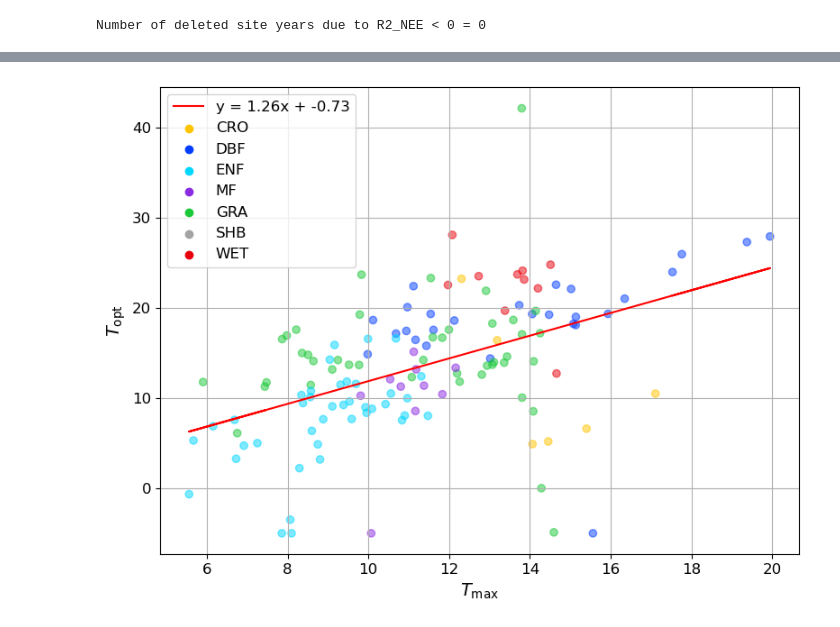
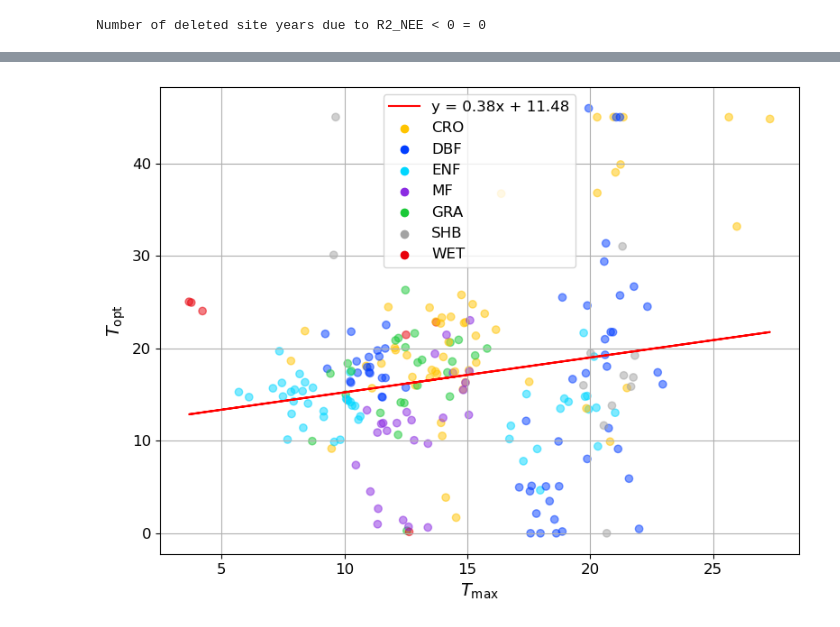
Before and after one commit to mareitzef/VPRM_tools, a Jupyter notebook: plots_for_VPRM_from_excel.ipynb, the cells around one changed output, grey strips where cells are left out. Drawn from its saved outputs; the diff is of its cells as text; code cells hidden in the pictures.

```diff
--- a/plots_for_VPRM_from_excel.ipynb
+++ b/plots_for_VPRM_from_excel.ipynb
@@ -3,12 +3,12 @@ import pandas as pd
 import seaborn as sns
 import matplotlib.pyplot as plt
 import os
-import numpy as np
 
-VPRM_old_or_new = "old"
-version = "V7"
 
-region = "Alps" #  "Alps" or  "Europe"
+VPRM_old_or_new = "new"
+version = "V8"
+
+region = "Europe" #  "Alps" or  "Europe"
 # run_ID = "Europe_VPRM_"+VPRM_old_or_new+"_optimized_params_diff_evo_V2_100"
 # base_path = "/home/madse/Downloads/Fluxnet_Data/all_tuned_params/" + run_ID +"/"+region
 R2_lt_zero = True # test so see results for R2_lt_zero - default: True (deletes sites below zero R2)
@@ -239,12 +233,13 @@ if R2_lt_zero:
 else:
     df_parameters = df_parameters[df_parameters["R2_NEE"] < 0]
     df_parameters.reset_index(drop=True, inplace=True)
-    str_R2_lt_zero = "R2_lt_zero"
+    str_R2_lt_zero = "_R2_lt_zero"
     print(f"Number of deleted site years due to R2_NEE > 0 = {sum(df_parameters['R2_NEE'] > 0)}")
 # %% [output]
 Number of deleted site years due to R2_NEE < 0 = 0
 # %%
 
+font_size = 12
 plt.figure(figsize=(8, 6))
 plt.scatter(df_parameters["T_mean"], df_parameters["Topt"], alpha=0.5, c=df_parameters["PFT"].map(pft_colors))
 coefficients = np.polyfit(df_parameters["T_mean"], df_parameters["Topt"], 1)
@@ -269,7 +264,6 @@ plt.savefig(
     + VPRM_old_or_new
     + "_"
     + run_ID
-    + "_"
     + str_R2_lt_zero
     + ".eps",
     dpi=300,
@@ -298,10 +292,10 @@ The PostScript backend does not support transparency; partially transparent arti
 
 
 plt.figure(figsize=(8, 6))
-plt.scatter(df_parameters_nn["T_max"].dropna(), df_parameters_nn["Topt"].dropna(), alpha=0.5, c=df_parameters_nn["PFT"].map(pft_colors))
-coefficients = np.polyfit(df_parameters_nn["T_max"], df_parameters_nn["Topt"], 1)
+plt.scatter(df_parameters["T_max"].dropna(), df_parameters["Topt"].dropna(), alpha=0.5, c=df_parameters["PFT"].map(pft_colors))
+coefficients = np.polyfit(df_parameters["T_max"], df_parameters["Topt"], 1)
 poly = np.poly1d(coefficients)
-plt.plot(df_parameters_nn["T_max"], poly(df_parameters_nn["T_max"]), color='red', label=f'y = {coefficients[0]:.2f}x + {coefficients[1]:.2f}')
+plt.plot(df_parameters["T_max"], poly(df_parameters["T_max"]), color='red', label=f'y = {coefficients[0]:.2f}x + {coefficients[1]:.2f}')
 equation_regression = f'y = {coefficients[0]:.2f}x + {coefficients[1]:.2f}'
 equation_normal = 'y = x'
 plt.xlabel(r'$T_{\mathrm{max}}$',fontsize=font_size+2)
@@ -323,7 +317,6 @@ plt.savefig(
     + VPRM_old_or_new
     + "_"
     + run_ID
-    + "_"
     + str_R2_lt_zero
     + ".eps",
     dpi=300,
@@ -346,8 +339,8 @@ The PostScript backend does not support transparency; partially transparent arti
 The PostScript backend does not support transparency; partially transparent artists will be rendered opaque.
 The PostScript backend does not support transparency; partially transparent artists will be rendered opaque.
 The PostScript backend does not support transparency; partially transparent artists will be rendered opaque.
 The PostScript backend does not support transparency; partially transparent artists will be rendered opaque.
-[figure, old version]
+[figure, new version]
 # %%
 if VPRM_old_or_new == "new":
     parameters_to_plot = [
```
Also changed, not shown: parts of 8 cells of this notebook, 7 other files.
